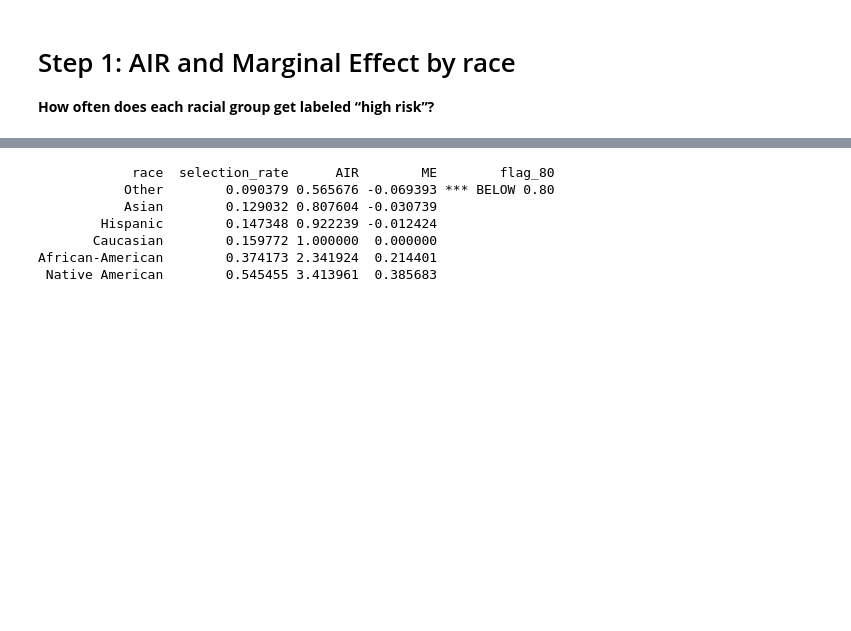
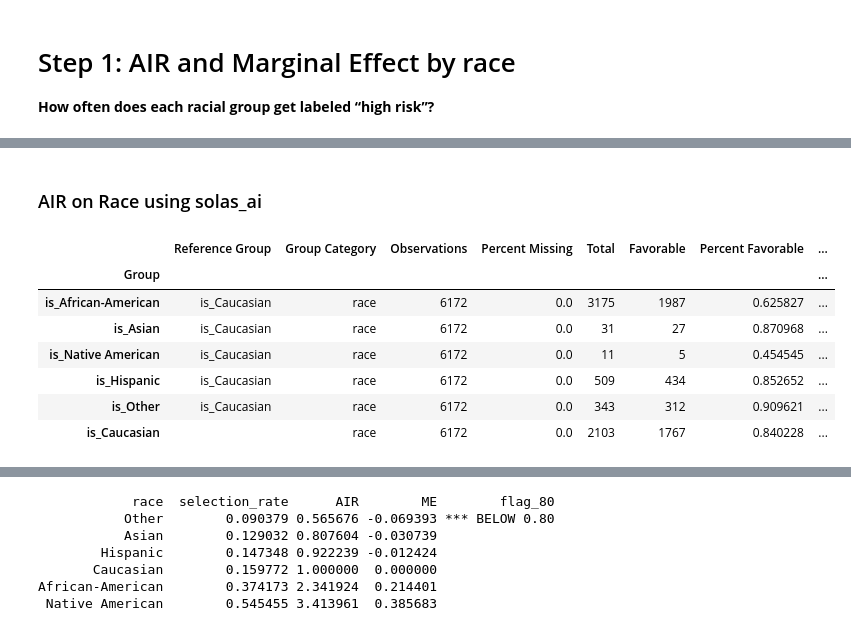
Before and after one commit to meredithn17/GWU.MSBA.RML, a Jupyter notebook: Assignment3/RML_MNewman_Assignment_3.ipynb, the cells around one changed output, grey strips where cells are left out. Cells and saved outputs as stored; diff of their text form; code cells hidden in the pictures; blank space fills up the shorter version.

```diff
--- a/Assignment3/RML_MNewman_Assignment_3.ipynb
+++ b/Assignment3/RML_MNewman_Assignment_3.ipynb
@@ -40,0 +86,28 @@ This step loaded in the data and filtered out rows that should not be included f
+# %% [markdown]
+### AIR on Race using solas_ai
+# %%
+from IPython.display import display
+
+# Switch high_risk so that Favorable (Not High Risk) = 1
+favorable = (df["high_risk"] == 0).astype(int)
+
+air = sd.adverse_impact_ratio(
+    group_data=df,
+    protected_groups=protected_groups,
+    reference_groups=reference_groups,
+    group_categories=group_categories,
+    outcome=favorable,
+    sample_weight=None,
+    air_threshold=0.80,
+    percent_difference_threshold=0,
+)
+display(air.summary_table)
+# %% [output]
+|  | Reference Group | Group Category | Observations | Percent Missing | Total | Favorable | Percent Favorable | ... |
+| Group |  |  |  |  |  |  |  | ... |
+| is_African-American | is_Caucasian | race | 6172 | 0.0 | 3175 | 1987 | 0.625827 | ... |
+| is_Asian | is_Caucasian | race | 6172 | 0.0 | 31 | 27 | 0.870968 | ... |
+| is_Native American | is_Caucasian | race | 6172 | 0.0 | 11 | 5 | 0.454545 | ... |
+| is_Hispanic | is_Caucasian | race | 6172 | 0.0 | 509 | 434 | 0.852652 | ... |
+| is_Other | is_Caucasian | race | 6172 | 0.0 | 343 | 312 | 0.909621 | ... |
+| is_Caucasian |  | race | 6172 | 0.0 | 2103 | 1767 | 0.840228 | ... |
```
Also changed, not shown: parts of 29 cells of this notebook.
